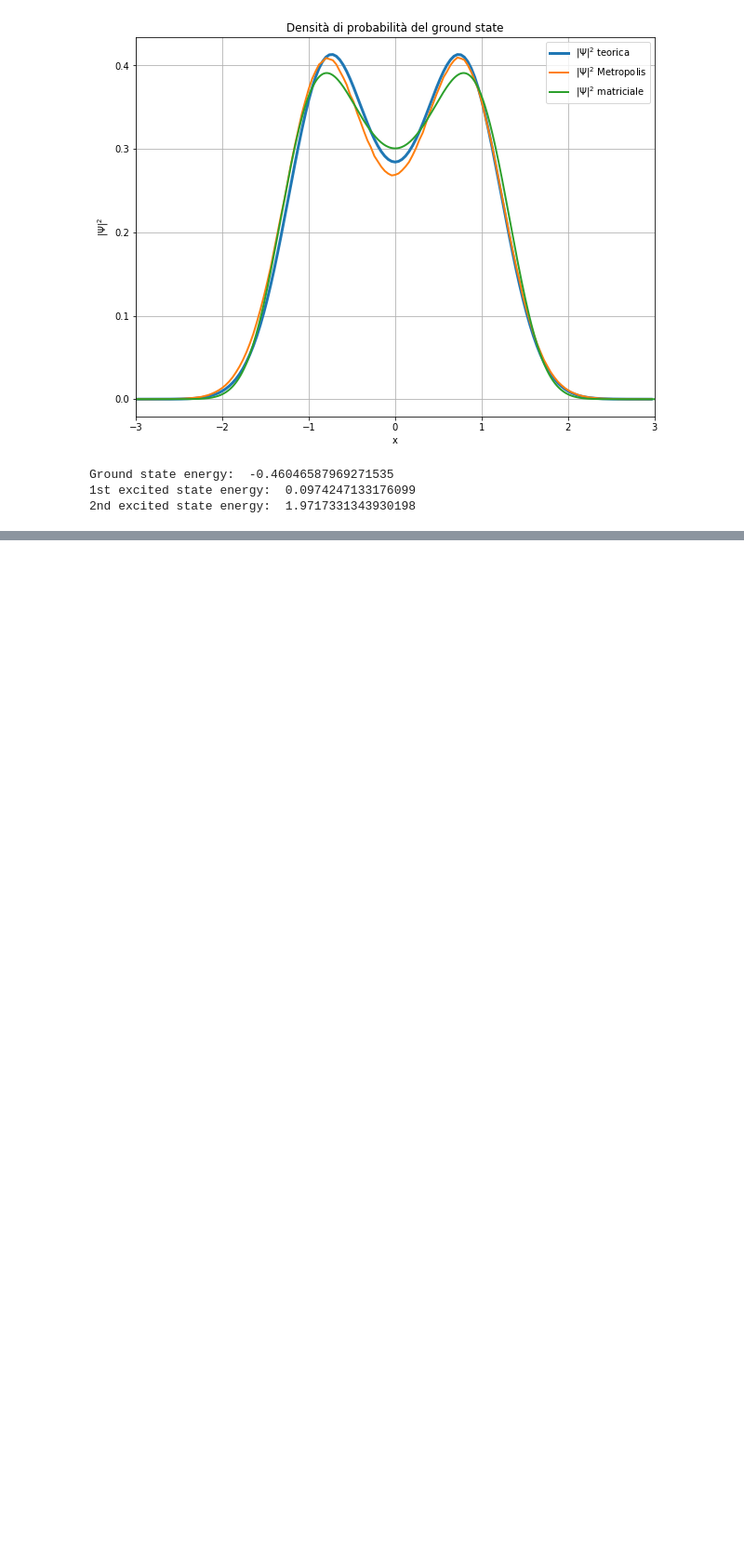
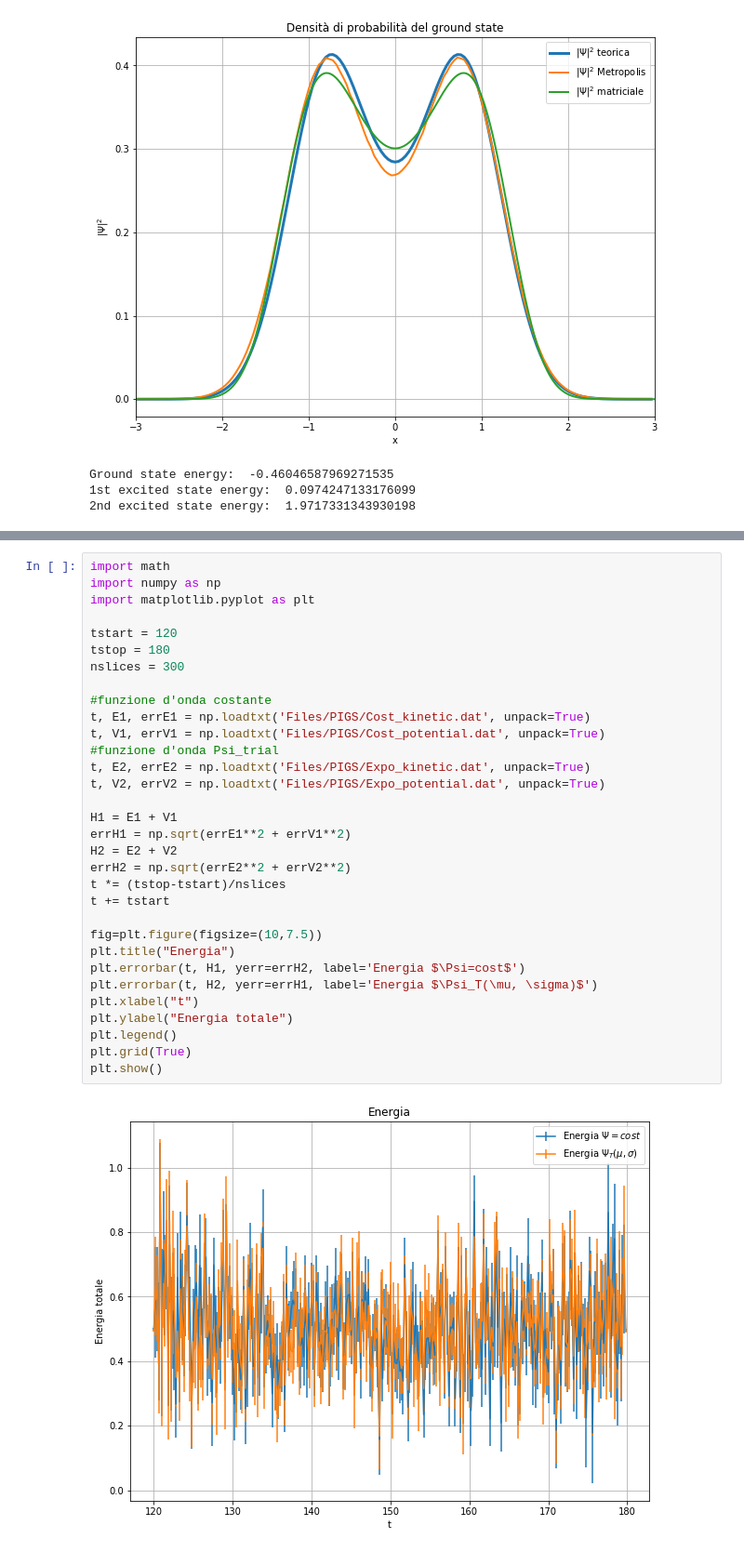
Before and after one commit to danidimic/NSL-exercise, a Jupyter notebook: LSN_Exercise_08/LSN_Exercise_08.ipynb, the cells around one changed output, grey strips where cells are left out. Shown: that part at 93% size. Drawn from its saved outputs; the diff is of its cells as text; blank space fills up the shorter version.

```diff
--- a/LSN_Exercise_08/LSN_Exercise_08.ipynb
+++ b/LSN_Exercise_08/LSN_Exercise_08.ipynb
@@ -124,0 +131,34 @@ Ground state energy:  -0.46046587969271535
+# %%
+import math
+import numpy as np
+import matplotlib.pyplot as plt
+
+tstart = 120
+tstop = 180
+nslices = 300
+
+#funzione d'onda costante
+t, E1, errE1 = np.loadtxt('Files/PIGS/Cost_kinetic.dat', unpack=True)
+t, V1, errV1 = np.loadtxt('Files/PIGS/Cost_potential.dat', unpack=True)
+#funzione d'onda Psi_trial
+t, E2, errE2 = np.loadtxt('Files/PIGS/Expo_kinetic.dat', unpack=True)
+t, V2, errV2 = np.loadtxt('Files/PIGS/Expo_potential.dat', unpack=True)
+
+H1 = E1 + V1
+errH1 = np.sqrt(errE1**2 + errV1**2)
+H2 = E2 + V2
+errH2 = np.sqrt(errE2**2 + errV2**2)
+t *= (tstop-tstart)/nslices
+t += tstart
+
+fig=plt.figure(figsize=(10,7.5))
+plt.title("Energia")
+plt.errorbar(t, H1, yerr=errH2, label='Energia $\Psi=cost$')
+plt.errorbar(t, H2, yerr=errH1, label='Energia $\Psi_T(\mu, \sigma)$')
+plt.xlabel("t")
+plt.ylabel("Energia totale")
+plt.legend()
+plt.grid(True)
+plt.show()
+# %% [output]
+[figure, added]
```
Also changed, not shown: parts of 5 cells of this notebook, 12 other files.
